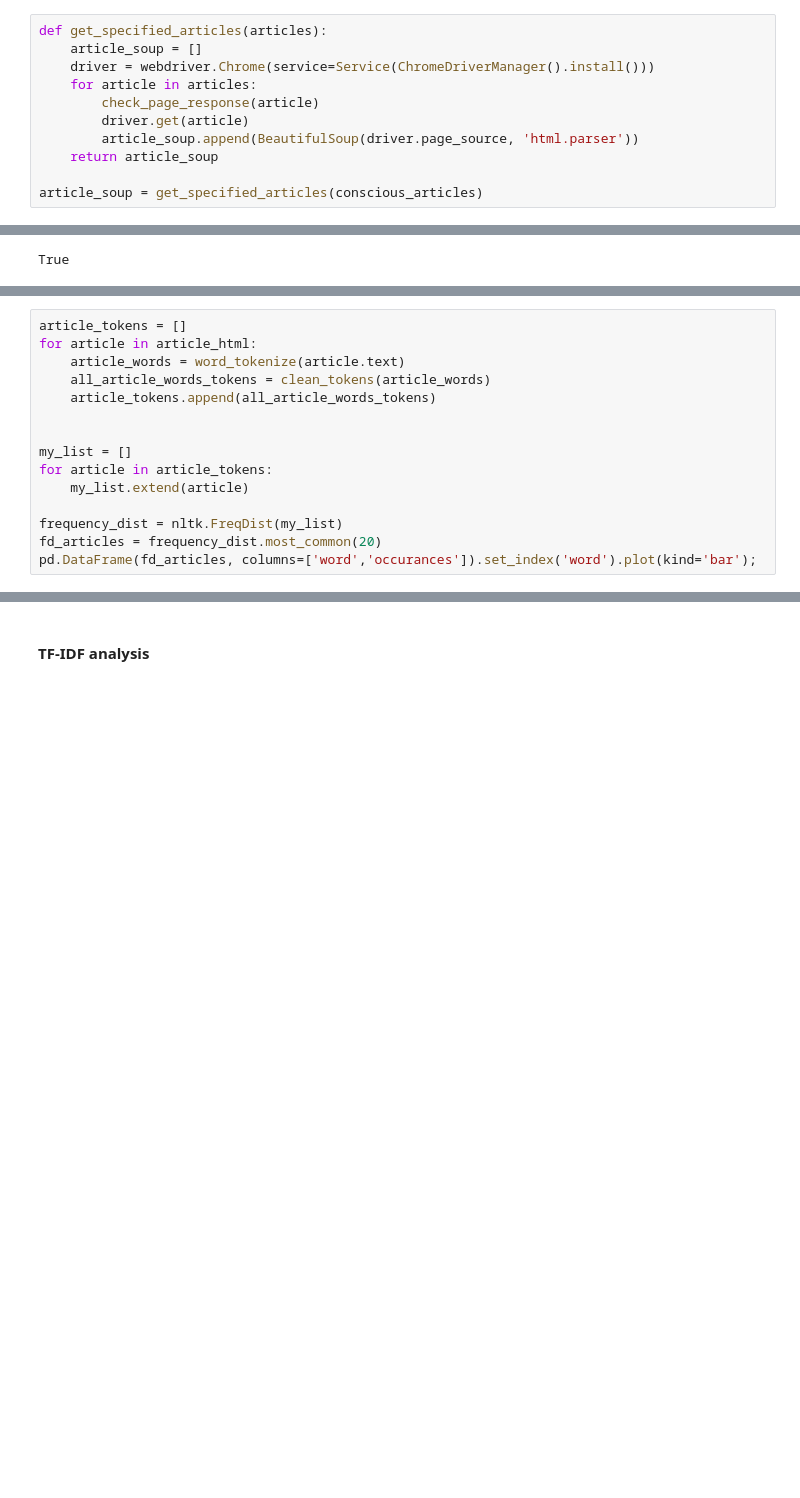
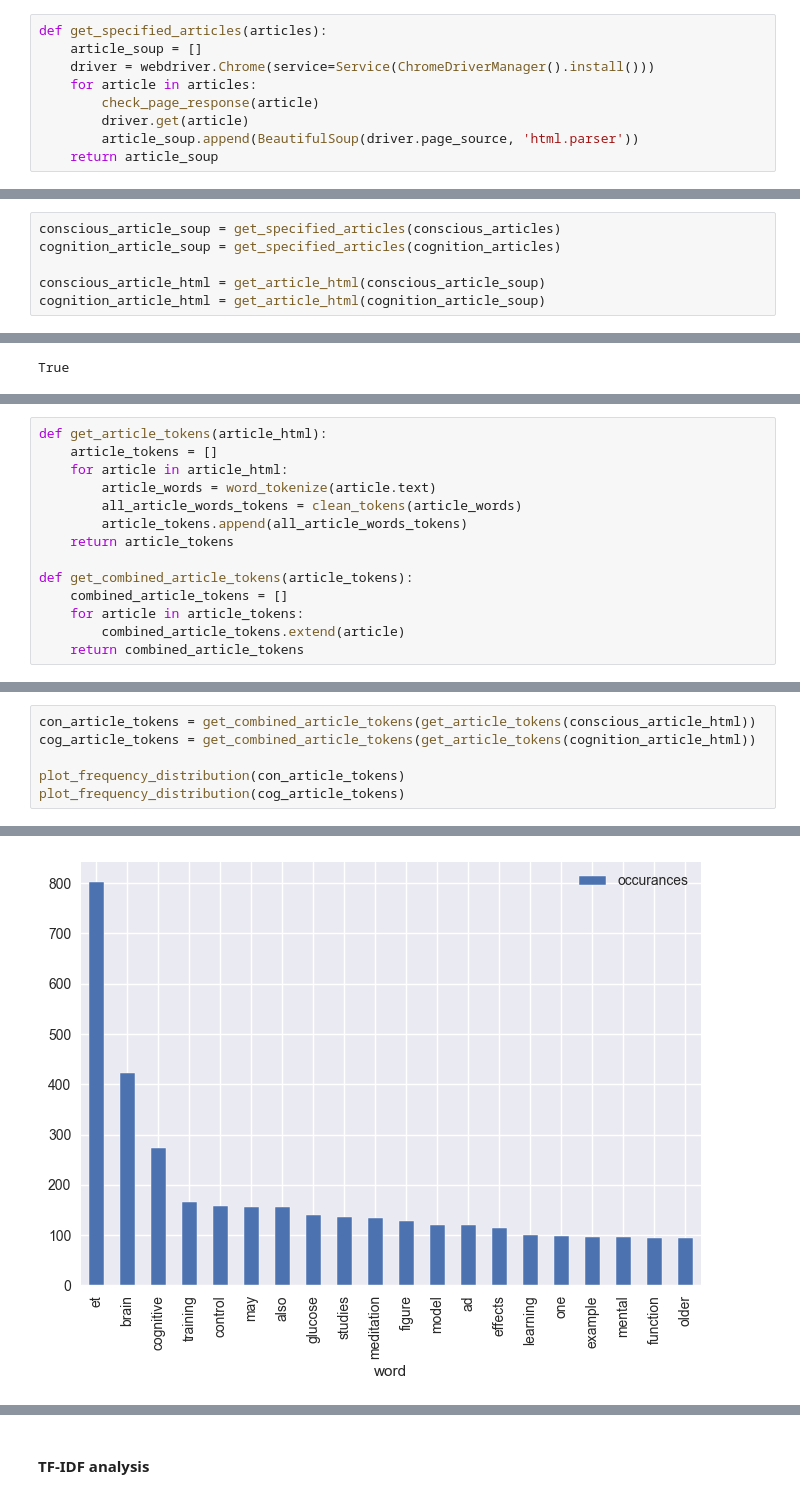
Before and after one commit to joshdev1/Frontiers, a Jupyter notebook: main_analysis/main_analysis.ipynb, the cells around one changed output, grey strips where cells are left out. Drawn from its saved outputs; the diff is of its cells as text; blank space fills up the shorter version.

Commit message:
cleaned up code

```diff
--- a/main_analysis/main_analysis.ipynb
+++ b/main_analysis/main_analysis.ipynb
@@ -668,5 +668,3 @@ def get_specified_articles(articles):
         driver.get(article)
         article_soup.append(BeautifulSoup(driver.page_source, 'html.parser'))
     return article_soup
-
-article_soup = get_specified_articles(conscious_articles)
@@ -694,0 +681,6 @@ article_html = get_article_text(article_soup)
+# %%
+conscious_article_soup = get_specified_articles(conscious_articles)
+cognition_article_soup = get_specified_articles(cognition_articles)
+
+conscious_article_html = get_article_html(conscious_article_soup)
+cognition_article_html = get_article_html(cognition_article_soup)
@@ -718,15 +738,14 @@ for article in article_html:
 # %%
-article_tokens = []
-for article in article_html:
-    article_words = word_tokenize(article.text)
-    all_article_words_tokens = clean_tokens(article_words)
-    article_tokens.append(all_article_words_tokens)
+def get_article_tokens(article_html):
+    article_tokens = []
+    for article in article_html:
+        article_words = word_tokenize(article.text)
+        all_article_words_tokens = clean_tokens(article_words)
+        article_tokens.append(all_article_words_tokens)
+    return article_tokens
 
-
-my_list = []
-for article in article_tokens:
-    my_list.extend(article)
-
-frequency_dist = nltk.FreqDist(my_list)
-fd_articles = frequency_dist.most_common(20)
-pd.DataFrame(fd_articles, columns=['word','occurances']).set_index('word').plot(kind='bar');
+def get_combined_article_tokens(article_tokens):
+    combined_article_tokens = []
+    for article in article_tokens:
+        combined_article_tokens.extend(article)
+    return combined_article_tokens
@@ -734,0 +752,7 @@ pd.DataFrame(fd_articles, columns=['word','occurances']).set_index('word').plot(
+# %%
+con_article_tokens = get_combined_article_tokens(get_article_tokens(conscious_article_html))
+cog_article_tokens = get_combined_article_tokens(get_article_tokens(cognition_article_html))
+
+plot_frequency_distribution(con_article_tokens)
+plot_frequency_distribution(cog_article_tokens)
+# %% [output]
@@ -734,0 +760 @@ pd.DataFrame(fd_articles, columns=['word','occurances']).set_index('word').plot(
+[figure, added]
```
Also changed, not shown: parts of 26 cells of this notebook.
